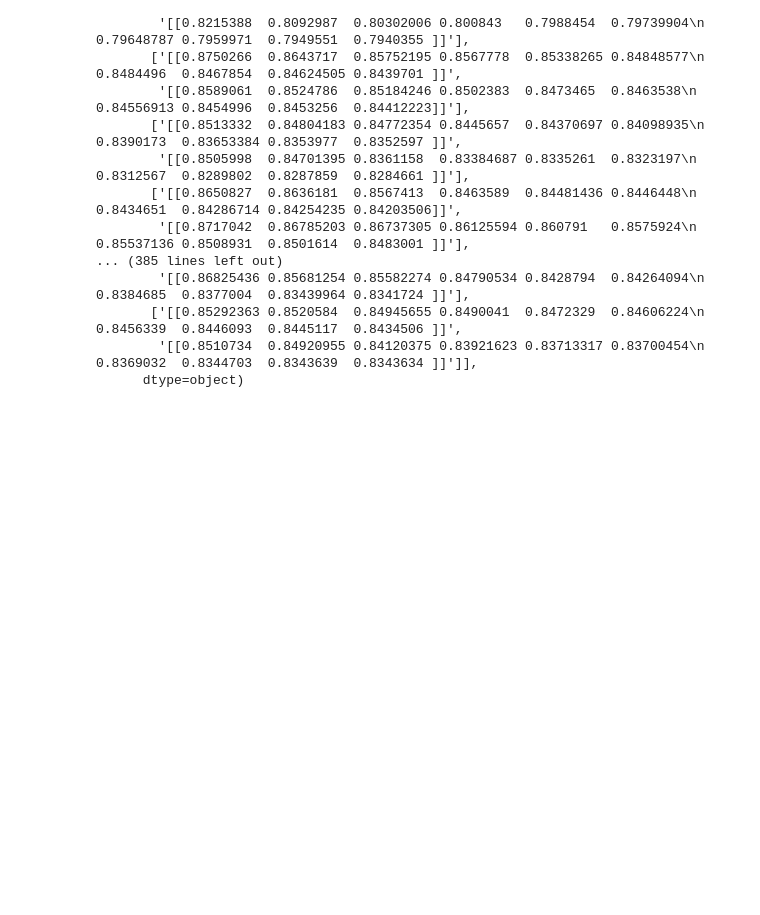
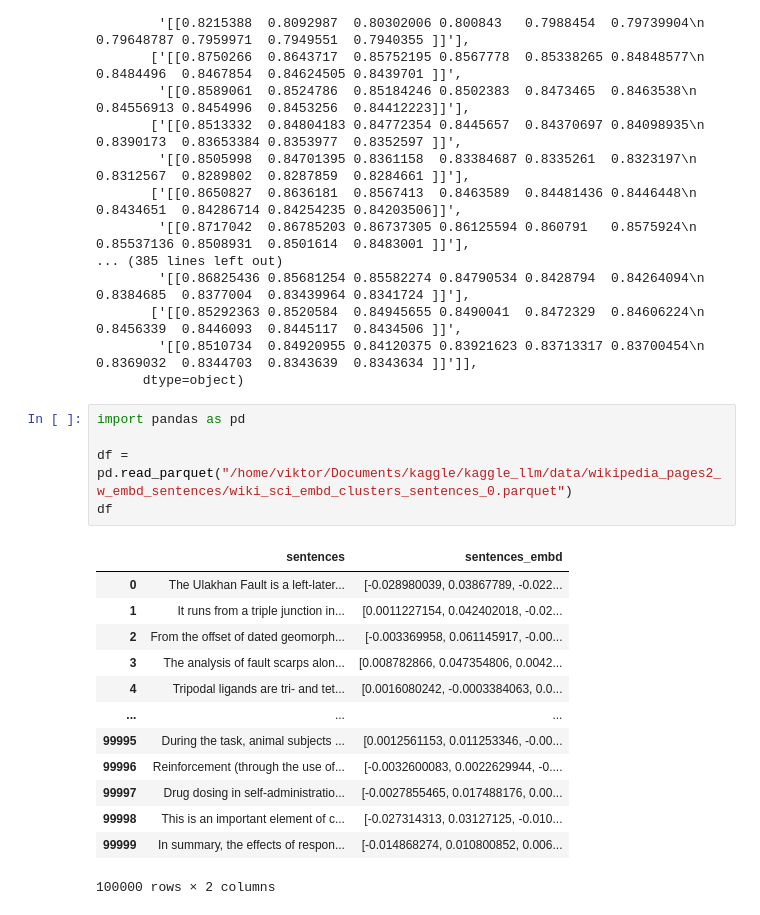
Before and after one commit to viktorcikojevic/kaggle-llm, a Jupyter notebook: notebooks/tmp.ipynb, the cells around one changed output. Cells and saved outputs as stored; diff of their text form; blank space fills up the shorter version.

```diff
--- a/notebooks/tmp.ipynb
+++ b/notebooks/tmp.ipynb
@@ -135,3 +140,22 @@ array([['[[0.87471354 0.85101813 0.8447482  0.8375474  0.83716583 0.8359148\n  0
        ['[[0.85292363 0.8520584  0.84945655 0.8490041  0.8472329  0.84606224\n  0.8456339  0.8446093  0.8445117  0.8434506 ]]',
         '[[0.8510734  0.84920955 0.84120375 0.83921623 0.83713317 0.83700454\n  0.8369032  0.8344703  0.8343639  0.8343634 ]]']],
       dtype=object)
+# %%
+import pandas as pd
+
+df = pd.read_parquet("/home/viktor/Documents/kaggle/kaggle_llm/data/wikipedia_pages2_w_embd_sentences/wiki_sci_embd_clusters_sentences_0.parquet")
+df
+# %% [output]
+|  | sentences | sentences_embd |
+| 0 | The Ulakhan Fault is a left-later... | [-0.028980039, 0.03867789, -0.022... |
+| 1 | It runs from a triple junction in... | [0.0011227154, 0.042402018, -0.02... |
+| 2 | From the offset of dated geomorph... | [-0.003369958, 0.061145917, -0.00... |
+| 3 | The analysis of fault scarps alon... | [0.008782866, 0.047354806, 0.0042... |
+| 4 | Tripodal ligands are tri- and tet... | [0.0016080242, -0.0003384063, 0.0... |
+| ... | ... | ... |
+| 99995 | During the task, animal subjects ... | [0.0012561153, 0.011253346, -0.00... |
+| 99996 | Reinforcement (through the use of... | [-0.0032600083, 0.0022629944, -0.... |
+| 99997 | Drug dosing in self-administratio... | [-0.0027855465, 0.017488176, 0.00... |
+| 99998 | This is an important element of c... | [-0.027314313, 0.03127125, -0.010... |
+| 99999 | In summary, the effects of respon... | [-0.014868274, 0.010800852, 0.006... |
+100000 rows × 2 columns
```
Also changed, not shown: parts of 20 cells of this notebook, 1 other file.
